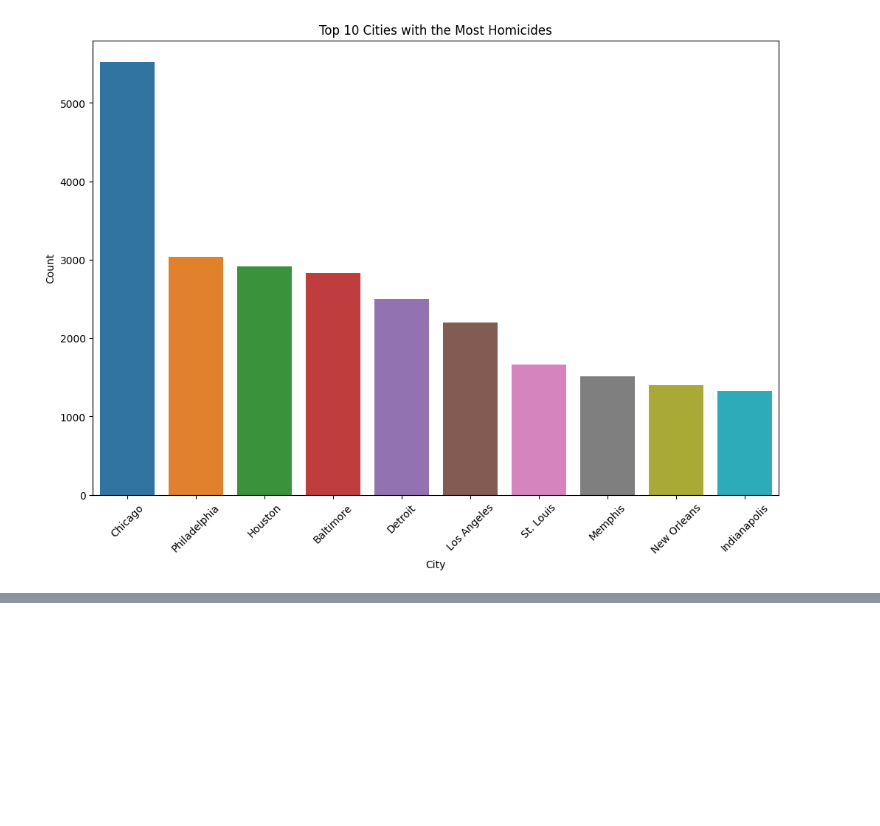
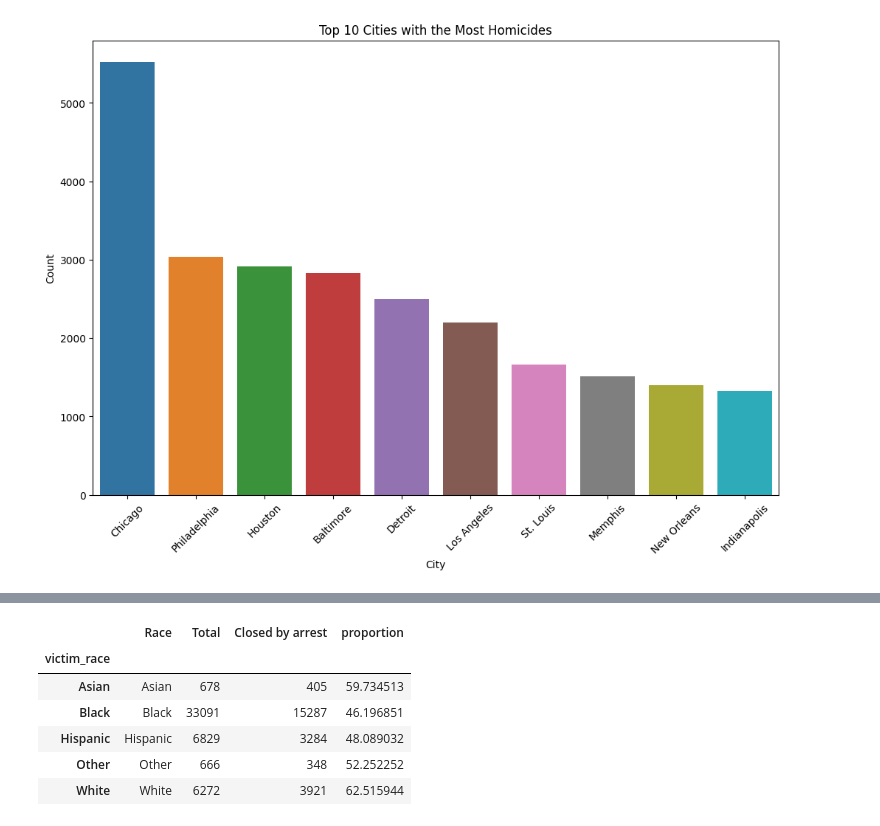
Before and after one commit to alexxcode/Analyzing-Urban-Homicide-Data, a Jupyter notebook: eda.ipynb, the cells around one changed output, grey strips where cells are left out. Saved outputs shown, nothing was run; the diff lists cells and outputs as text; code cells hidden in the pictures; blank space fills up the shorter version.

```diff
--- a/eda.ipynb
+++ b/eda.ipynb
@@ -187,0 +201,3 @@ df.head()
+# %%
+contx = df.groupby('victim_race').size()
+contx
@@ -187,0 +241,12 @@ df.head()
+# %%
+
+new = pd.DataFrame({'Race': cont.index, 'Total': contx, 'Closed by arrest': cont, 'proportion': proportion})
+new
+# %% [output]
+|  | Race | Total | Closed by arrest | proportion |
+| victim_race |  |  |  |  |
+| Asian | Asian | 678 | 405 | 59.734513 |
+| Black | Black | 33091 | 15287 | 46.196851 |
+| Hispanic | Hispanic | 6829 | 3284 | 48.089032 |
+| Other | Other | 666 | 348 | 52.252252 |
+| White | White | 6272 | 3921 | 62.515944 |
```
Also changed, not shown: parts of 10 cells of this notebook, 1 other file.
